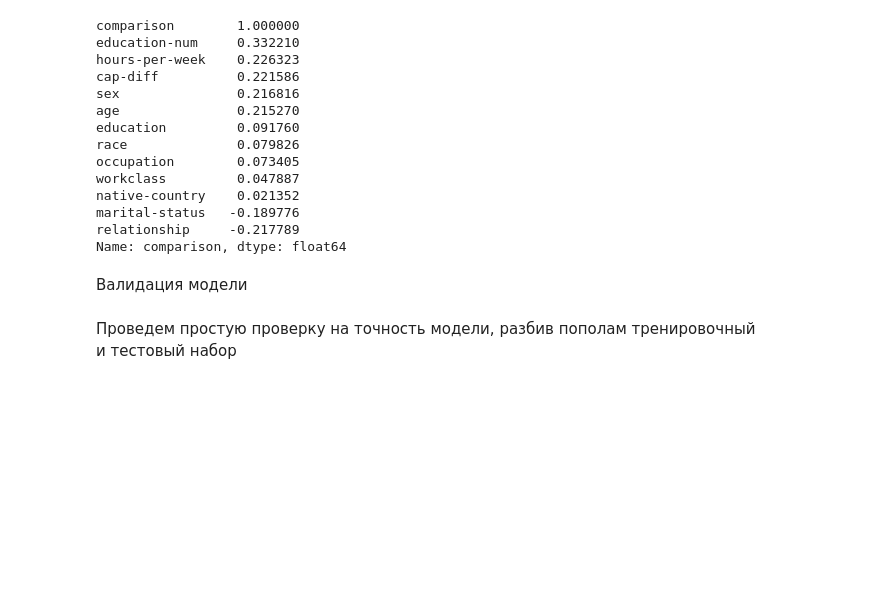
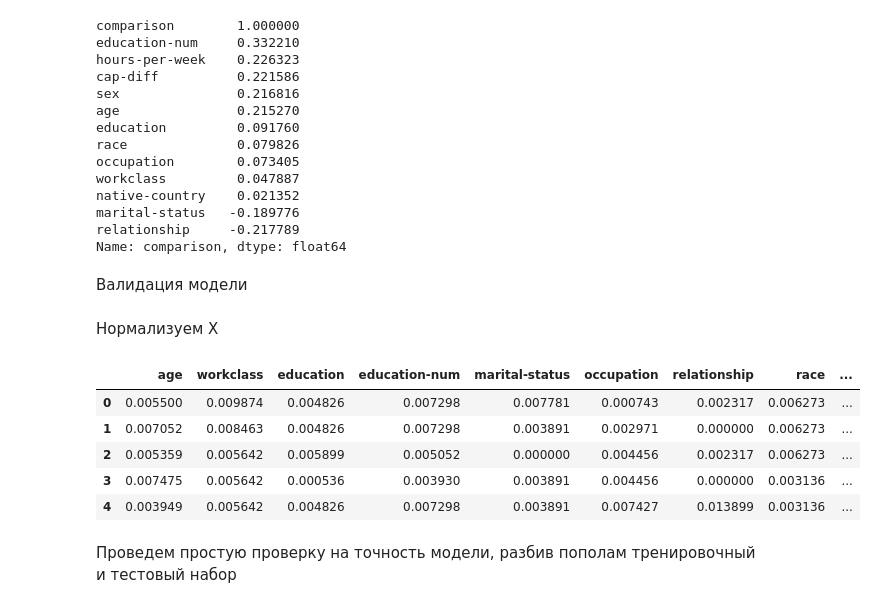
Before and after one commit to DimaScientist/WA-Test-DS, a Jupyter notebook: TestTask.ipynb, the cells around one changed output. Cells and saved outputs as stored; diff of their text form; code cells hidden in the pictures; blank space fills up the shorter version.

```diff
--- a/TestTask.ipynb
+++ b/TestTask.ipynb
@@ -564,3 +530,15 @@ X = prepared_train_data.drop(axis=1, columns=['comparison'])
+# %% [markdown]
+Нормализуем X
+# %%
+X = normilize_data(X)
+X.head()
+# %% [output]
+|  | age | workclass | education | education-num | marital-status | occupation | relationship | race | ... |
+| 0 | 0.005500 | 0.009874 | 0.004826 | 0.007298 | 0.007781 | 0.000743 | 0.002317 | 0.006273 | ... |
+| 1 | 0.007052 | 0.008463 | 0.004826 | 0.007298 | 0.003891 | 0.002971 | 0.000000 | 0.006273 | ... |
+| 2 | 0.005359 | 0.005642 | 0.005899 | 0.005052 | 0.000000 | 0.004456 | 0.002317 | 0.006273 | ... |
+| 3 | 0.007475 | 0.005642 | 0.000536 | 0.003930 | 0.003891 | 0.004456 | 0.000000 | 0.003136 | ... |
+| 4 | 0.003949 | 0.005642 | 0.004826 | 0.007298 | 0.003891 | 0.007427 | 0.013899 | 0.003136 | ... |
 # %% [markdown]
 Проведем простую проверку на точность модели, разбив пополам тренировочный и тестовый набор
 # %%
```
Also changed, not shown: parts of 18 cells of this notebook.
